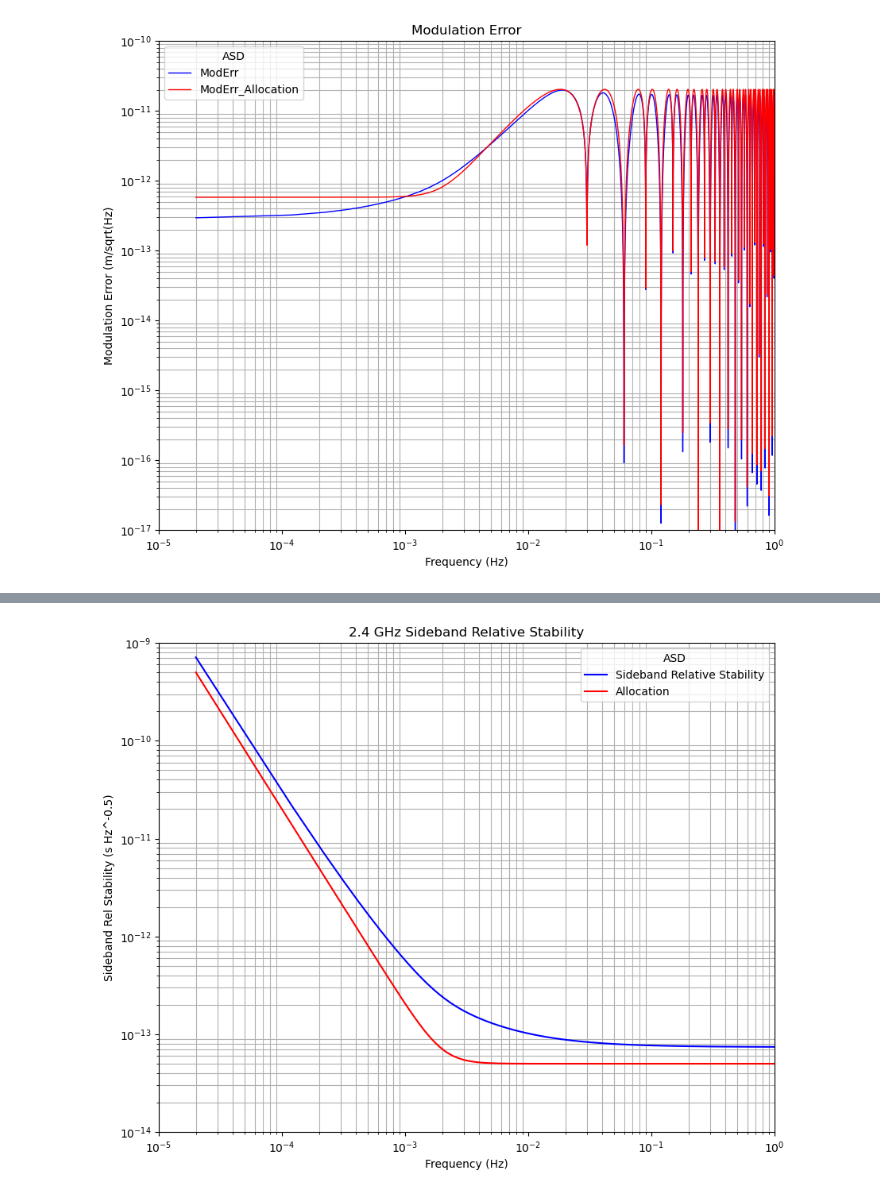
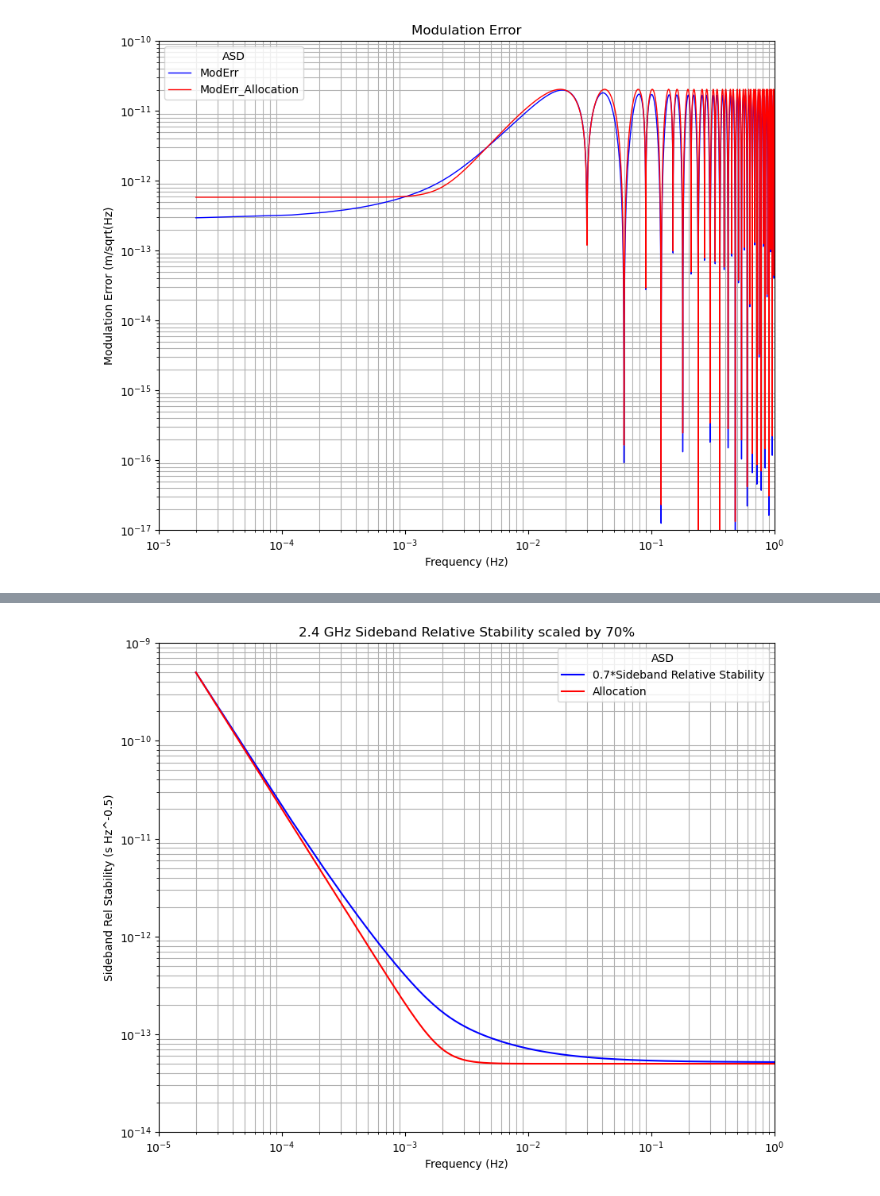
Before and after one commit to raidurgesh/RFNoise, a Jupyter notebook: RFModErr01.ipynb, the cells around one changed output, grey strips where cells are left out. Saved outputs shown, nothing was run; the diff lists cells and outputs as text; code cells hidden in the pictures.

```diff
--- a/RFModErr01.ipynb
+++ b/RFModErr01.ipynb
@@ -136,6 +137,7 @@ Image(url= "https://perf-lisa.in2p3.fr/figs/e41a1d9a-0f74-4a0b-9943-746ba5eeb33f
 # %% [output]
 [interactive output not drawn]
 # %%
+#  ----- Scaling 2.4 GHz Sideband RelStability to 70% -----
 import numpy as np
 import matplotlib.pyplot as plt
 freq = np.linspace(0.00002, 1, 10000)
@@ -152,37 +154,40 @@ pi=np.pi
 # Pilot Tone Timing Stability to 2.4GHz Sideband due to FDS and PMS to Laser harness attributes(s Hz^-0.5)
 Timing_Stability_FDS=35e-15*(1+(2e-3/freq)**4)**0.5
 Timing_Stability_PMS=35e-15*(1+(2e-3/freq)**4)**0.5
 #TDI XX H2 transfer function []
 H2_xx=64*np.sin(L_arm/C*2*pi*freq)**2*np.sin(L_arm/C*4*pi*freq)**2
 #RF Optical Modulation Noise (rad Hz^-1)
 ModPhaseErr=(60e-6*(1+(7e-2/freq)))**2
 #RF Optical Modulation Noise in timing jitter attributes (s Hz^-0.5)
 RF_ModNoise=(ModPhaseErr*(1/(2*pi*freq_sb)**2))**0.5
 # 2.4 GHz sidebands relative stability attributes (s Hz^-0.5)
-SB_RelStability=RF_ModNoise+Timing_Stability_FDS+Timing_Stability_PMS
+#
+# ------> Scaling SB RelStability to 70% <-------
+#
+SB_RelStability=0.7*(RF_ModNoise+Timing_Stability_FDS+Timing_Stability_PMS)
 # Allocation for SideBand Relative Stability (s Hz^-0.5)
 Sideband_Allocation=50e-15*(1+(2e-3/freq)**4)**0.5
 # Modulation error [XX] attributes  (m Hz^-0.5)
 ModErr=(16 * np.sin(L_arm*2*pi*freq/C)**2*np.sin(2*L_arm*2*pi*freq/C)**2*(6*fhet_eff**2+12*fhet_eff**2*np.sin(L_arm*2*pi*freq/C)**2)*SB_RelStability**2*Lambda**2)**0.5
 # Mod Error Allocation (m Hz^-0.5)
 ModErr_Allocation=(H2_xx)**0.5*3.3e-12*(1+(2e-3/freq)**4)**0.5
 plt.figure(figsize=(10,8))
-plt.plot(freq, SB_RelStability, 'b-',label = "Sideband Relative Stability", linewidth=1.5)
+plt.plot(freq, SB_RelStability, 'b-',label = "0.7*Sideband Relative Stability", linewidth=1.5)
 plt.plot(freq, Sideband_Allocation, 'r-',label = "Allocation", linewidth=1.5)
 plt.yscale("log")
 plt.xscale("log")
 plt.ylim(1e-14, 1e-9)
 plt.xlim(1e-5, 1)
-plt.title("2.4 GHz Sideband Relative Stability")
+plt.title("2.4 GHz Sideband Relative Stability scaled by 70%")
 plt.xlabel("Frequency (Hz)")
 plt.ylabel("Sideband Rel Stability (s Hz^-0.5)")
 plt.legend(title = "ASD")
 plt.grid(visible=None, which='minor', axis='both')
 #plt.grid(color='snow', linestyle='--', linewidth=1)
 #plt.rcParams['figure.facecolor'] = 'white'
 plt.show()
 # %% [output]
-[figure, old version]
+[figure, new version]
 # %%
 from IPython.display import Image
 from IPython.core.display import HTML
```
Also changed, not shown: parts of 1 cell of this notebook.
